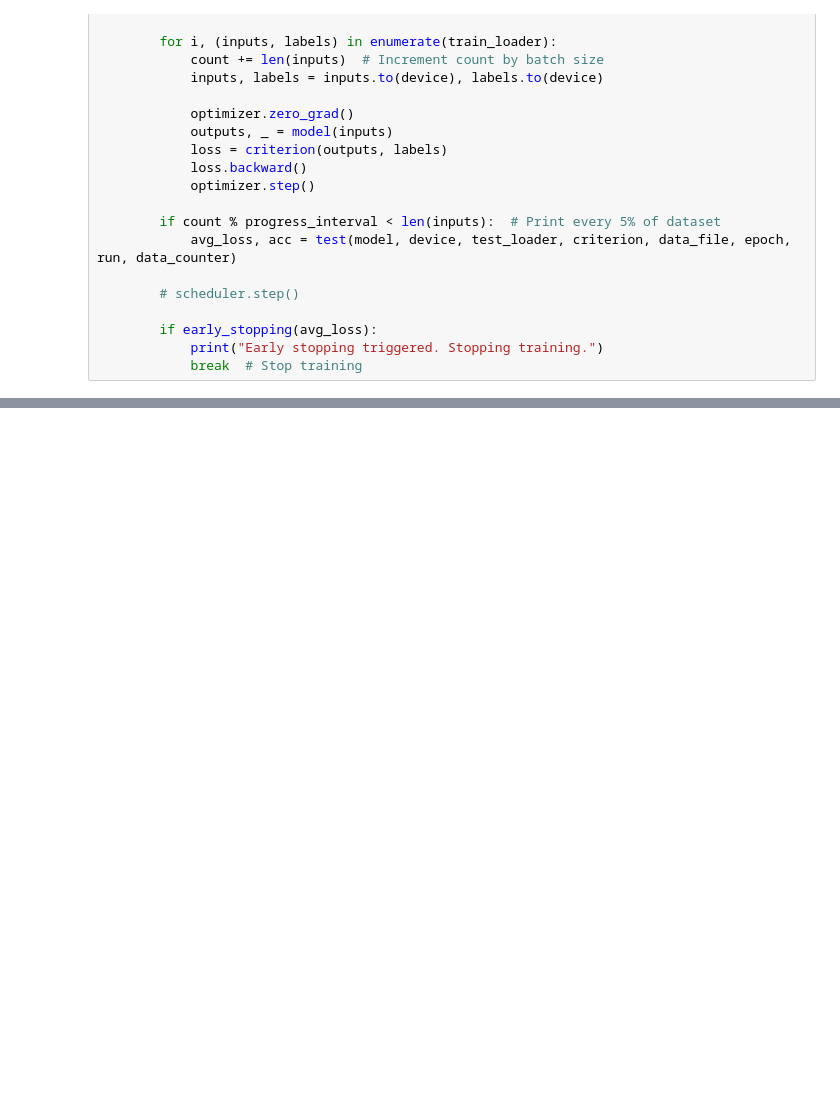
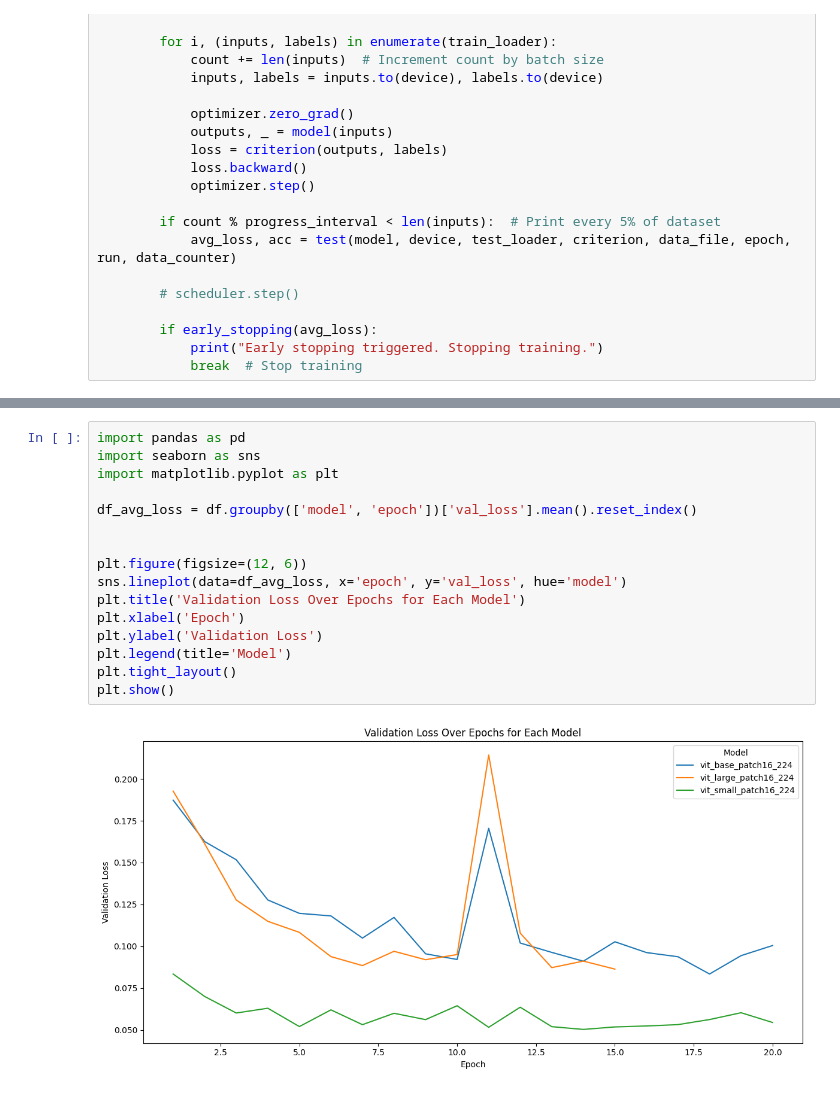
Before and after one commit to andrei-lucian/MSc_Thesis, a Jupyter notebook: firstTrial.ipynb, the cells around one changed output, grey strips where cells are left out. Cells and saved outputs as stored; diff of their text form; blank space fills up the shorter version.

```diff
--- a/firstTrial.ipynb
+++ b/firstTrial.ipynb
@@ -406,0 +528,18 @@ NameError: name 'pd' is not defined
+# %%
+import pandas as pd
+import seaborn as sns
+import matplotlib.pyplot as plt
+
+df_avg_loss = df.groupby(['model', 'epoch'])['val_loss'].mean().reset_index()
+
+
+plt.figure(figsize=(12, 6))
+sns.lineplot(data=df_avg_loss, x='epoch', y='val_loss', hue='model')
+plt.title('Validation Loss Over Epochs for Each Model')
+plt.xlabel('Epoch')
+plt.ylabel('Validation Loss')
+plt.legend(title='Model')
+plt.tight_layout()
+plt.show()
+# %% [output]
+[figure, added]
```
Also changed, not shown: parts of 16 cells of this notebook, 5 other files.
